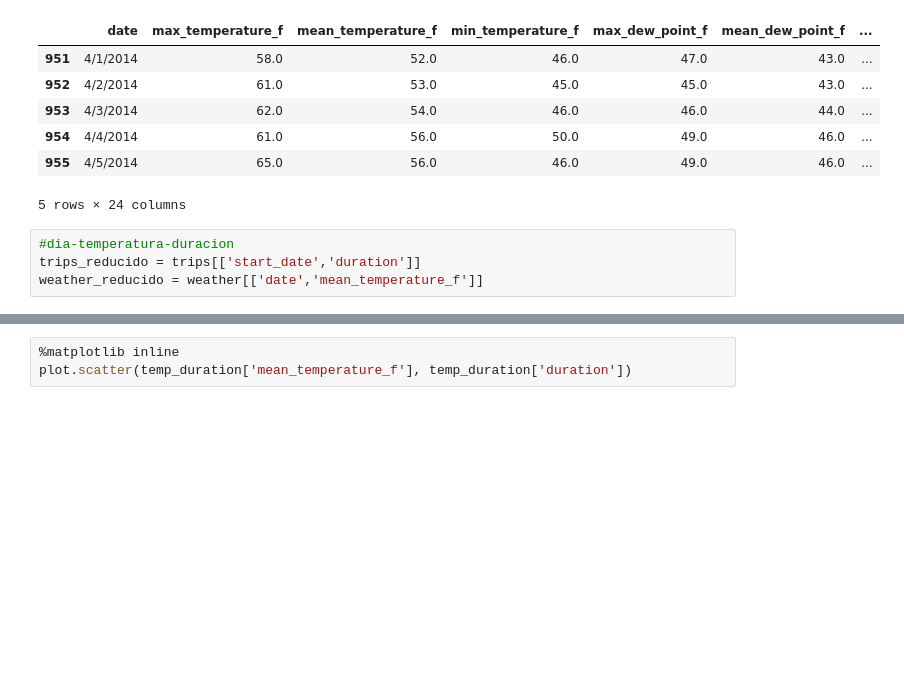
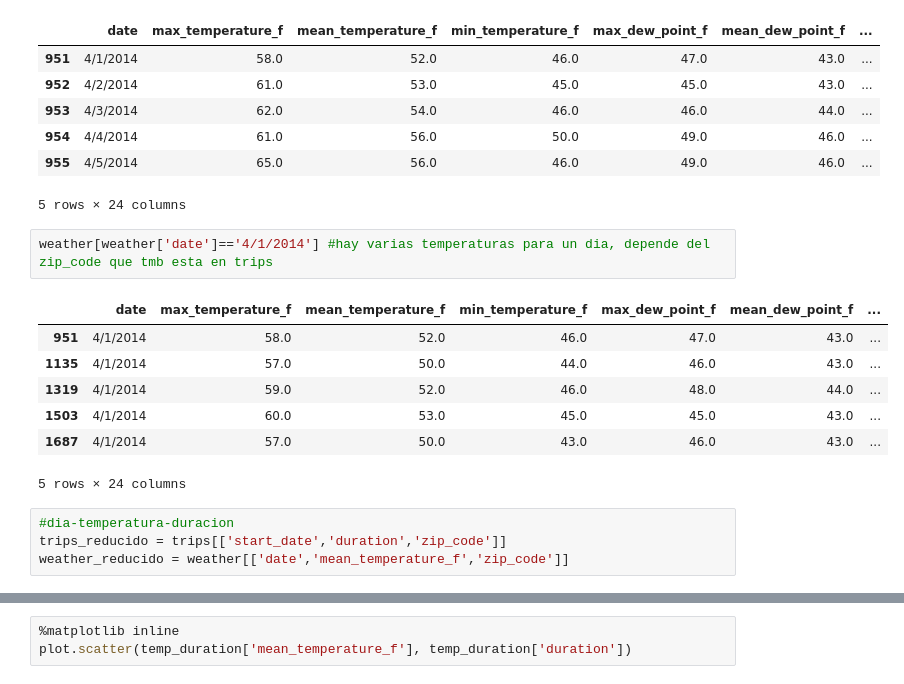
Before and after one commit to LeoCenturion/tp1_datos, a Jupyter notebook: Viajes_vs_clima.ipynb, the cells around one changed output, grey strips where cells are left out. Saved outputs shown, nothing was run; the diff lists cells and outputs as text; blank space fills up the shorter version.

```diff
--- a/Viajes_vs_clima.ipynb
+++ b/Viajes_vs_clima.ipynb
@@ -50,7 +31,17 @@ weather.head()
 | 954 | 4/4/2014 | 61.0 | 56.0 | 50.0 | 49.0 | 46.0 | ... |
 | 955 | 4/5/2014 | 65.0 | 56.0 | 46.0 | 49.0 | 46.0 | ... |
 5 rows × 24 columns
+# %%
+weather[weather['date']=='4/1/2014'] #hay varias temperaturas para un dia, depende del zip_code que tmb esta en trips
+# %% [output]
+|  | date | max_temperature_f | mean_temperature_f | min_temperature_f | max_dew_point_f | mean_dew_point_f | ... |
+| 951 | 4/1/2014 | 58.0 | 52.0 | 46.0 | 47.0 | 43.0 | ... |
+| 1135 | 4/1/2014 | 57.0 | 50.0 | 44.0 | 46.0 | 43.0 | ... |
+| 1319 | 4/1/2014 | 59.0 | 52.0 | 46.0 | 48.0 | 44.0 | ... |
+| 1503 | 4/1/2014 | 60.0 | 53.0 | 45.0 | 45.0 | 43.0 | ... |
+| 1687 | 4/1/2014 | 57.0 | 50.0 | 43.0 | 46.0 | 43.0 | ... |
+5 rows × 24 columns
 # %%
 #dia-temperatura-duracion
-trips_reducido = trips[['start_date','duration']]
-weather_reducido = weather[['date','mean_temperature_f']]
+trips_reducido = trips[['start_date','duration','zip_code']]
+weather_reducido = weather[['date','mean_temperature_f','zip_code']]
```
Also changed, not shown: parts of 11 cells of this notebook.
